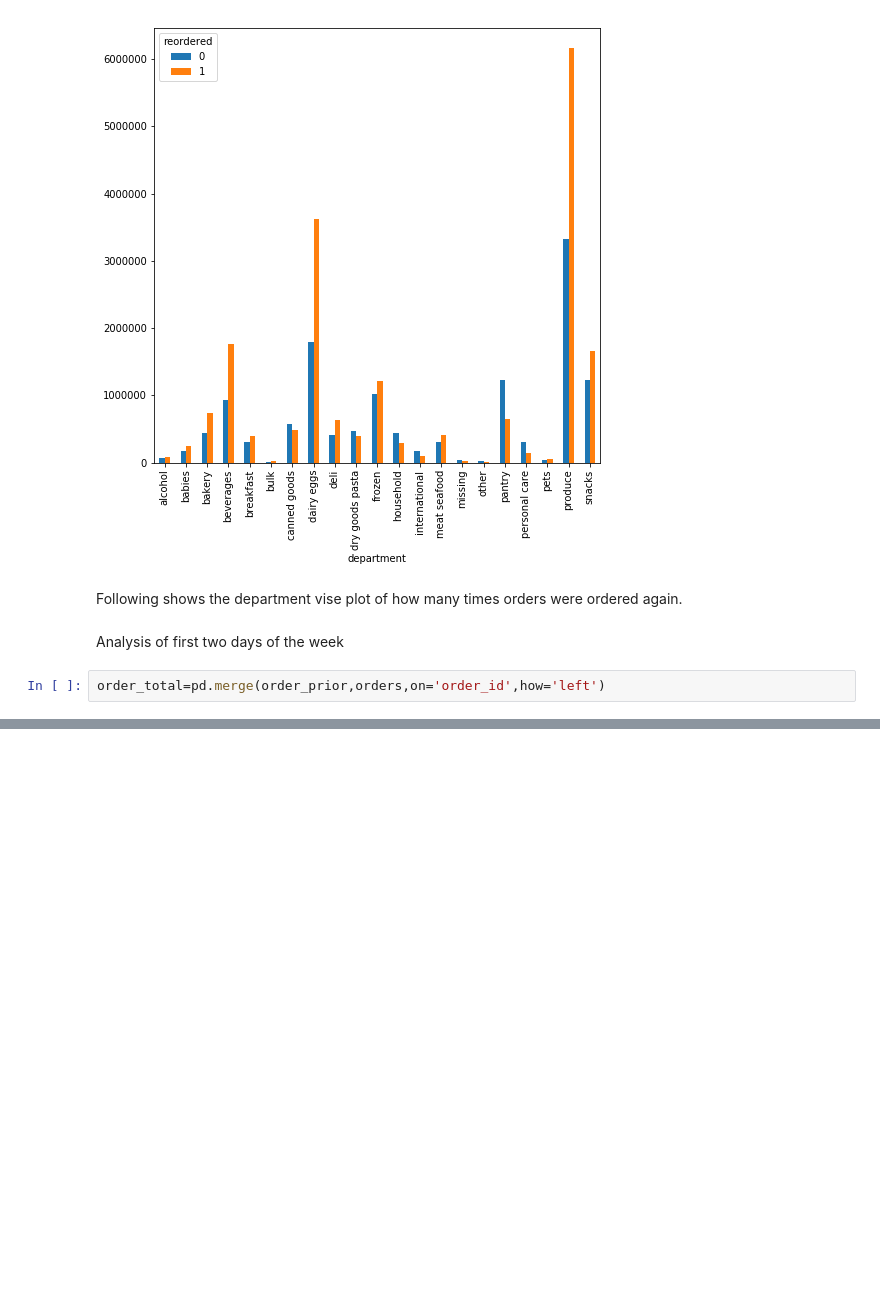
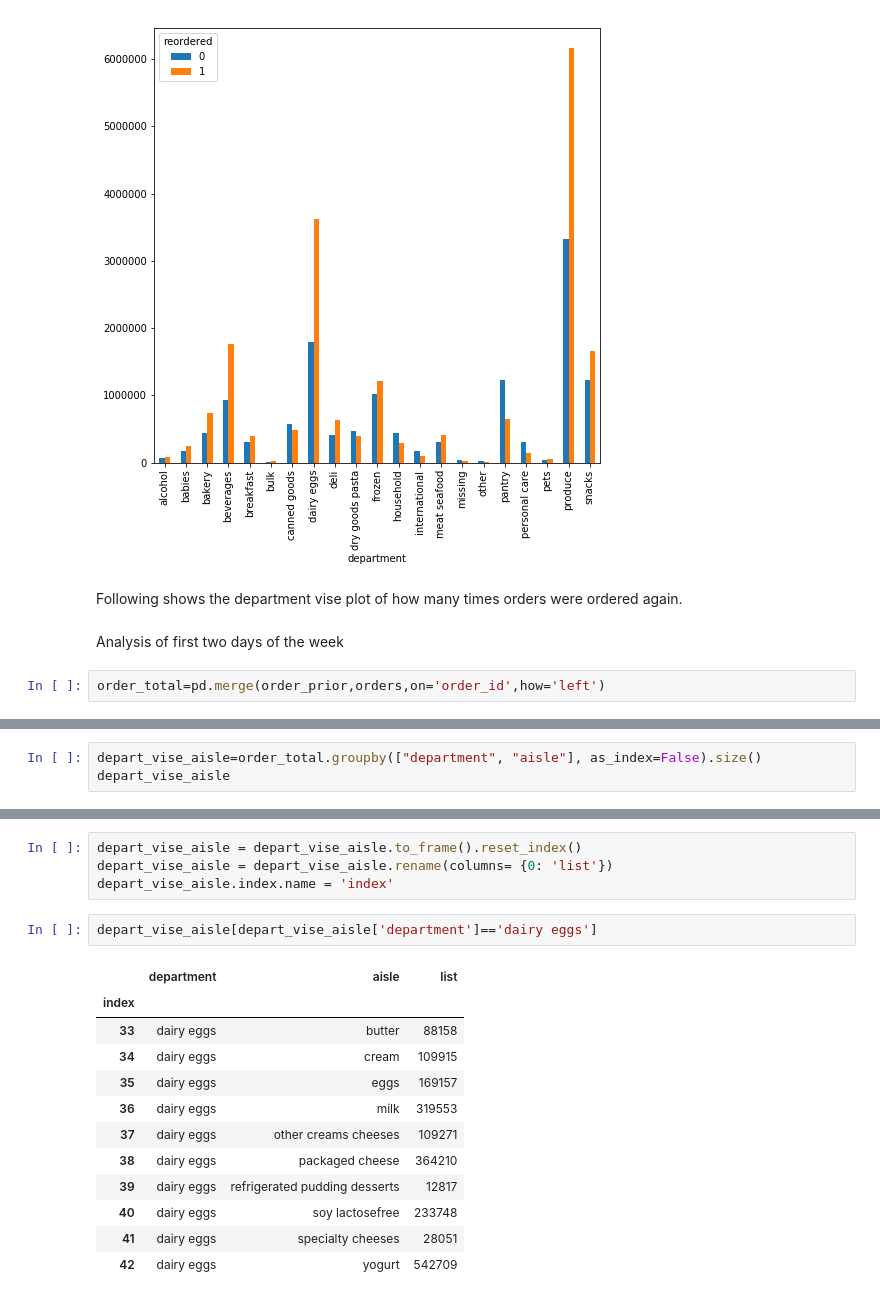
Before and after one commit to Pm1995/Instacart-Basket-Analysis-, a Jupyter notebook: EDA.ipynb, the cells around one changed output, grey strips where cells are left out. Cells and saved outputs as stored; diff of their text form; blank space fills up the shorter version.

```diff
--- a/EDA.ipynb
+++ b/EDA.ipynb
@@ -235,0 +258,3 @@ order_total.head()
+# %%
+depart_vise_aisle=order_total.groupby(["department", "aisle"], as_index=False).size()
+depart_vise_aisle
@@ -235,0 +279,19 @@ order_total.head()
+# %%
+depart_vise_aisle = depart_vise_aisle.to_frame().reset_index()
+depart_vise_aisle = depart_vise_aisle.rename(columns= {0: 'list'})
+depart_vise_aisle.index.name = 'index'
+# %%
+depart_vise_aisle[depart_vise_aisle['department']=='dairy eggs']
+# %% [output]
+|  | department | aisle | list |
+| index |  |  |  |
+| 33 | dairy eggs | butter | 88158 |
+| 34 | dairy eggs | cream | 109915 |
+| 35 | dairy eggs | eggs | 169157 |
+| 36 | dairy eggs | milk | 319553 |
+| 37 | dairy eggs | other creams cheeses | 109271 |
+| 38 | dairy eggs | packaged cheese | 364210 |
+| 39 | dairy eggs | refrigerated pudding desserts | 12817 |
+| 40 | dairy eggs | soy lactosefree | 233748 |
+| 41 | dairy eggs | specialty cheeses | 28051 |
+| 42 | dairy eggs | yogurt | 542709 |
```
Also changed, not shown: parts of 8 cells of this notebook.
